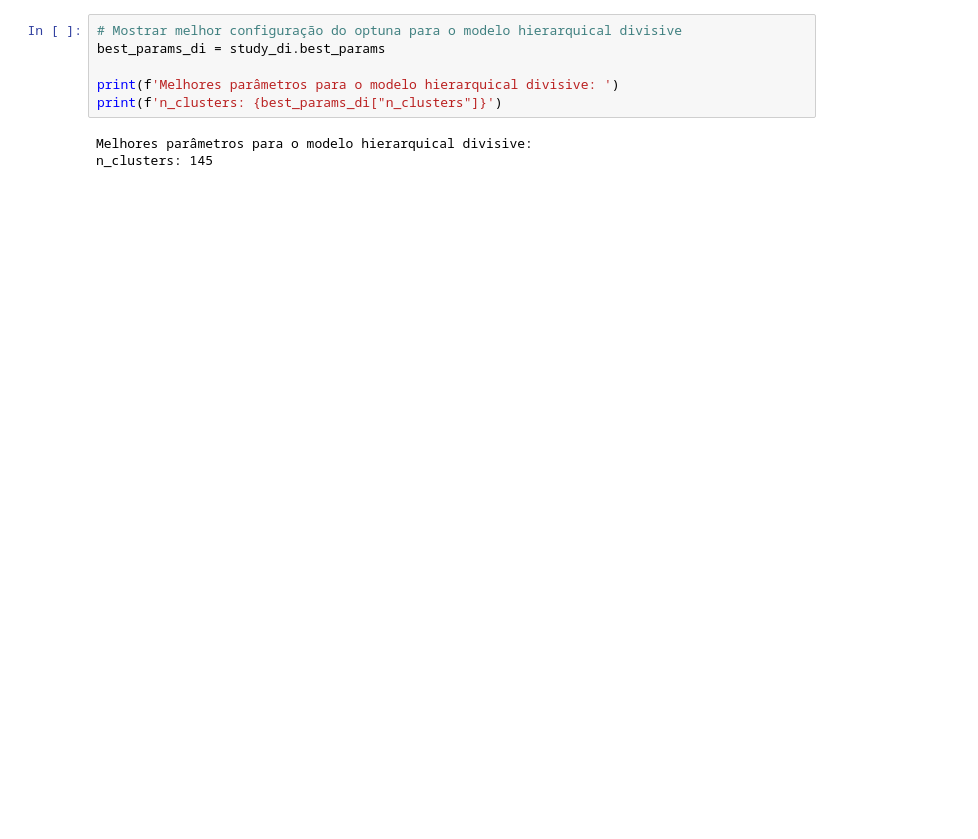
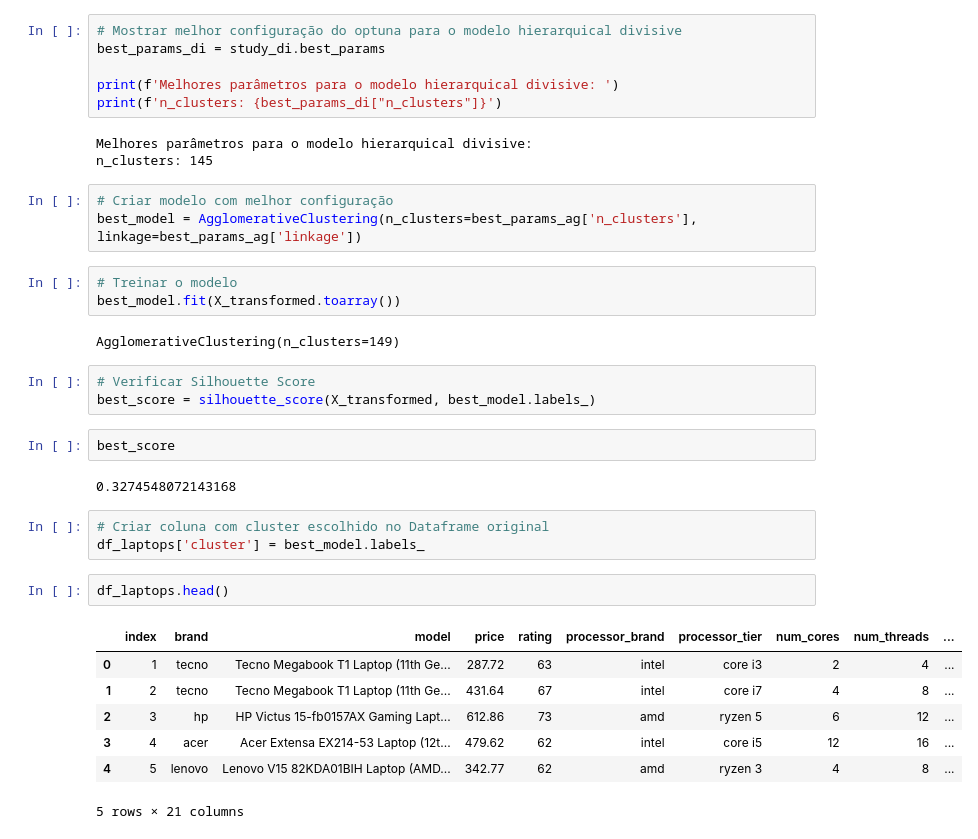
Before and after one commit to angelomedeiros/formacao-ia-clusterizacao-hierarquica, a Jupyter notebook: cluesterizacao_laptops.ipynb, the cells around one changed output. Cells and saved outputs as stored; diff of their text form; blank space fills up the shorter version.

Commit message:
feat: Criar Melhor Modelo e Atribuir Clusters ao Dataset

```diff
--- a/cluesterizacao_laptops.ipynb
+++ b/cluesterizacao_laptops.ipynb
@@ -338,3 +338,31 @@ print(f'n_clusters: {best_params_di["n_clusters"]}')
 # %% [output]
 Melhores parâmetros para o modelo hierarquical divisive:
 n_clusters: 145
+# %%
+# Criar modelo com melhor configuração
+best_model = AgglomerativeClustering(n_clusters=best_params_ag['n_clusters'], linkage=best_params_ag['linkage'])
+# %%
+# Treinar o modelo
+best_model.fit(X_transformed.toarray())
+# %% [output]
+AgglomerativeClustering(n_clusters=149)
+# %%
+# Verificar Silhouette Score
+best_score = silhouette_score(X_transformed, best_model.labels_)
+# %%
+best_score
+# %% [output]
+0.3274548072143168
+# %%
+# Criar coluna com cluster escolhido no Dataframe original
+df_laptops['cluster'] = best_model.labels_
+# %%
+df_laptops.head()
+# %% [output]
+|  | index | brand | model | price | rating | processor_brand | processor_tier | num_cores | num_threads | ... |
+| 0 | 1 | tecno | Tecno Megabook T1 Laptop (11th Ge... | 287.72 | 63 | intel | core i3 | 2 | 4 | ... |
+| 1 | 2 | tecno | Tecno Megabook T1 Laptop (11th Ge... | 431.64 | 67 | intel | core i7 | 4 | 8 | ... |
+| 2 | 3 | hp | HP Victus 15-fb0157AX Gaming Lapt... | 612.86 | 73 | amd | ryzen 5 | 6 | 12 | ... |
+| 3 | 4 | acer | Acer Extensa EX214-53 Laptop (12t... | 479.62 | 62 | intel | core i5 | 12 | 16 | ... |
+| 4 | 5 | lenovo | Lenovo V15 82KDA01BIH Laptop (AMD... | 342.77 | 62 | amd | ryzen 3 | 4 | 8 | ... |
+5 rows × 21 columns
```
